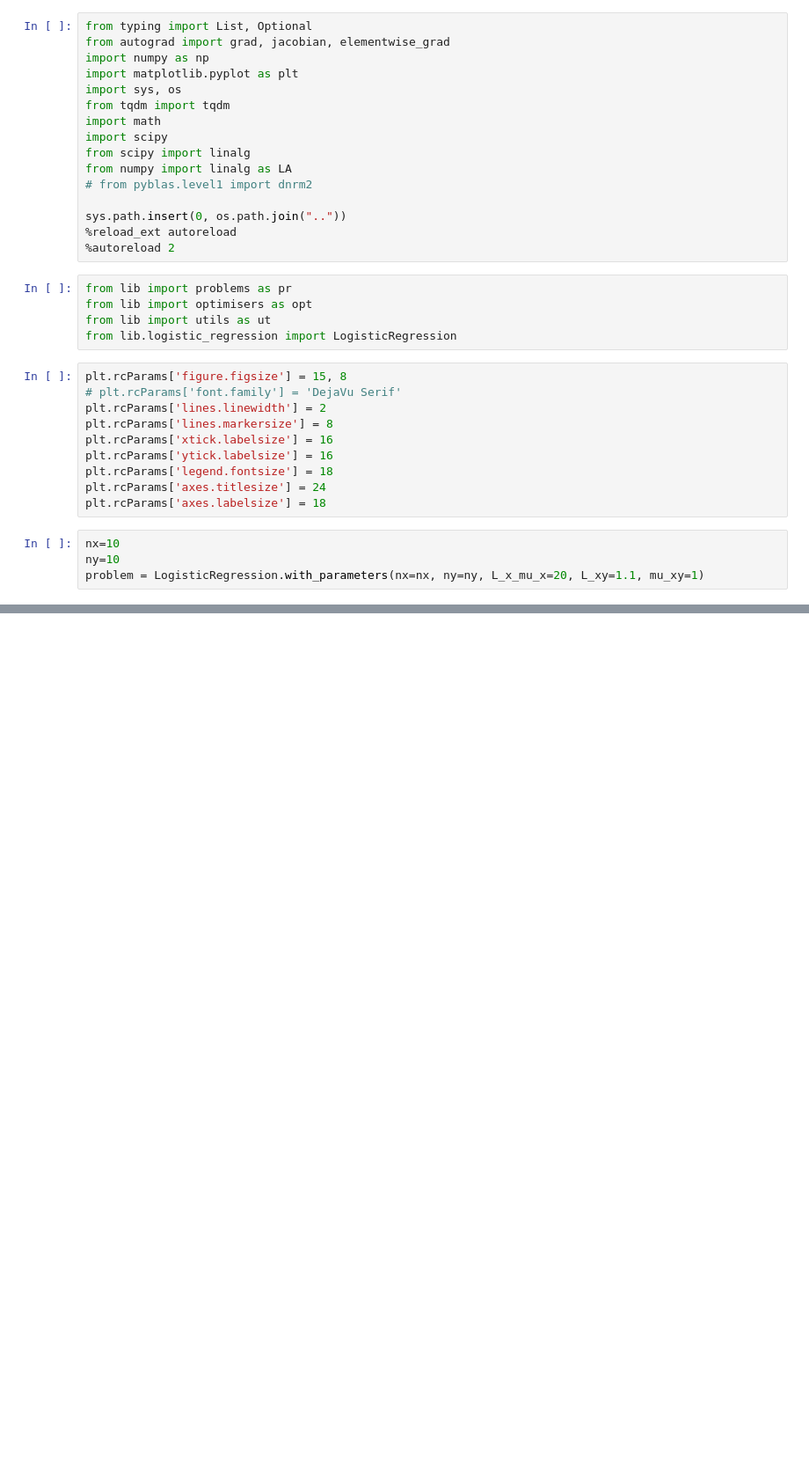
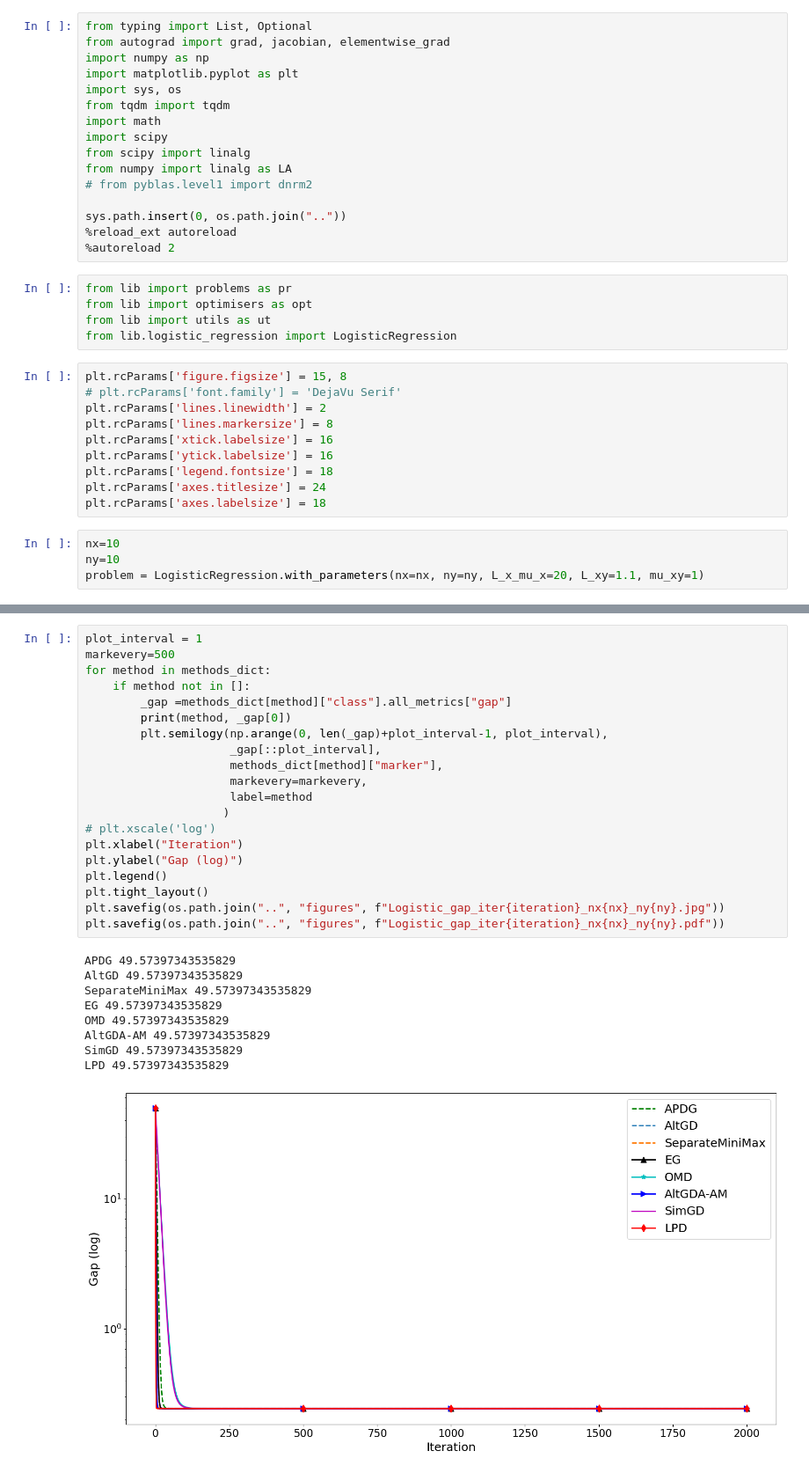
Before and after one commit to mrph2898/MASS, a Jupyter notebook: experiments/LogisticRegression.ipynb, the cells around one changed output, grey strips where cells are left out. Shown at 88% size. Drawn from its saved outputs; the diff is of its cells as text; blank space fills up the shorter version.

```diff
--- a/experiments/LogisticRegression.ipynb
+++ b/experiments/LogisticRegression.ipynb
@@ -91,0 +86,30 @@ print(methods_dict["LPD"]["y_hist"][-1])
+# %%
+plot_interval = 1
+markevery=500
+for method in methods_dict:
+    if method not in []:
+        _gap =methods_dict[method]["class"].all_metrics["gap"]
+        print(method, _gap[0])
+        plt.semilogy(np.arange(0, len(_gap)+plot_interval-1, plot_interval),
+                     _gap[::plot_interval],
+                     methods_dict[method]["marker"],
+                     markevery=markevery,
+                     label=method
+                    )
+# plt.xscale('log')
+plt.xlabel("Iteration")
+plt.ylabel("Gap (log)")
+plt.legend()
+plt.tight_layout()
+plt.savefig(os.path.join("..", "figures", f"Logistic_gap_iter{iteration}_nx{nx}_ny{ny}.jpg"))
+plt.savefig(os.path.join("..", "figures", f"Logistic_gap_iter{iteration}_nx{nx}_ny{ny}.pdf"))
+# %% [output]
+APDG 49.57397343535829
+AltGD 49.57397343535829
+SeparateMiniMax 49.57397343535829
+EG 49.57397343535829
+OMD 49.57397343535829
+AltGDA-AM 49.57397343535829
+SimGD 49.57397343535829
+LPD 49.57397343535829
+[figure, added]
```
Also changed, not shown: parts of 7 cells of this notebook, 13 other files.
